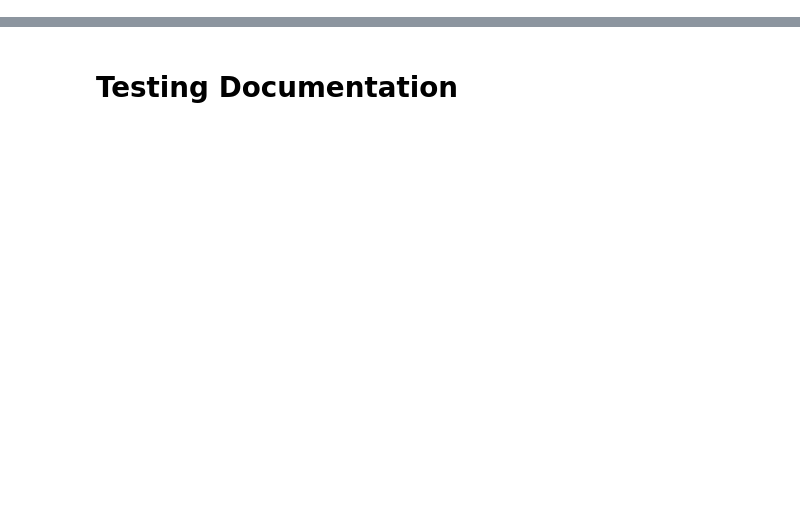
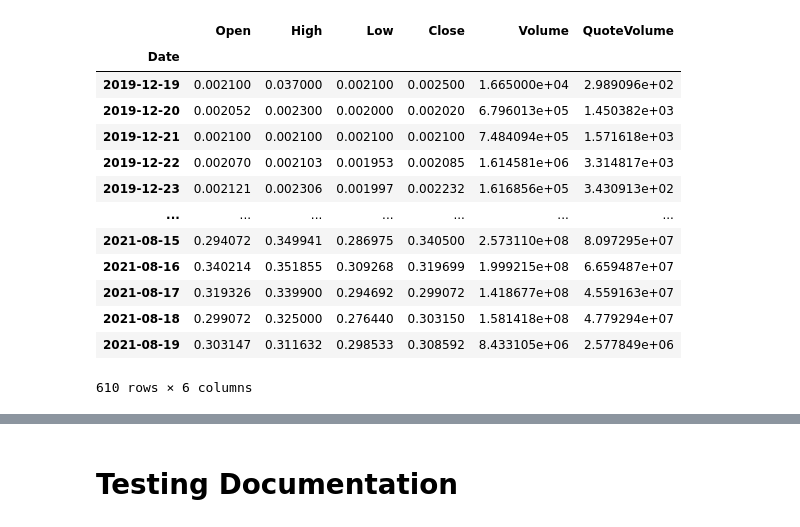
Before and after one commit to Plezo/virtue-quant, a Jupyter notebook: test.ipynb, the cells around one changed output, grey strips where cells are left out. Saved outputs shown, nothing was run; the diff lists cells and outputs as text; code cells hidden in the pictures; blank space fills up the shorter version.

```diff
--- a/test.ipynb
+++ b/test.ipynb
@@ -4,5 +4,21 @@ import numpy as np
 from packages import wrappers, models, ta
 from sklearn.linear_model import LinearRegression
 # %%
-asset_df = wrappers.get_df_from_cryptowatch(pair='ethusd')
+asset_df = wrappers.get_df_from_cryptowatch(pair='dogeusd')
+asset_df
+# %% [output]
+|  | Open | High | Low | Close | Volume | QuoteVolume |
+| Date |  |  |  |  |  |  |
+| 2019-12-19 | 0.002100 | 0.037000 | 0.002100 | 0.002500 | 1.665000e+04 | 2.989096e+02 |
+| 2019-12-20 | 0.002052 | 0.002300 | 0.002000 | 0.002020 | 6.796013e+05 | 1.450382e+03 |
+| 2019-12-21 | 0.002100 | 0.002100 | 0.002100 | 0.002100 | 7.484094e+05 | 1.571618e+03 |
+| 2019-12-22 | 0.002070 | 0.002103 | 0.001953 | 0.002085 | 1.614581e+06 | 3.314817e+03 |
+| 2019-12-23 | 0.002121 | 0.002306 | 0.001997 | 0.002232 | 1.616856e+05 | 3.430913e+02 |
+| ... | ... | ... | ... | ... | ... | ... |
+| 2021-08-15 | 0.294072 | 0.349941 | 0.286975 | 0.340500 | 2.573110e+08 | 8.097295e+07 |
+| 2021-08-16 | 0.340214 | 0.351855 | 0.309268 | 0.319699 | 1.999215e+08 | 6.659487e+07 |
+| 2021-08-17 | 0.319326 | 0.339900 | 0.294692 | 0.299072 | 1.418677e+08 | 4.559163e+07 |
+| 2021-08-18 | 0.299072 | 0.325000 | 0.276440 | 0.303150 | 1.581418e+08 | 4.779294e+07 |
+| 2021-08-19 | 0.303147 | 0.311632 | 0.298533 | 0.308592 | 8.433105e+06 | 2.577849e+06 |
+610 rows × 6 columns
 # %%
```
Also changed, not shown: parts of 21 cells of this notebook, 1 other file.
